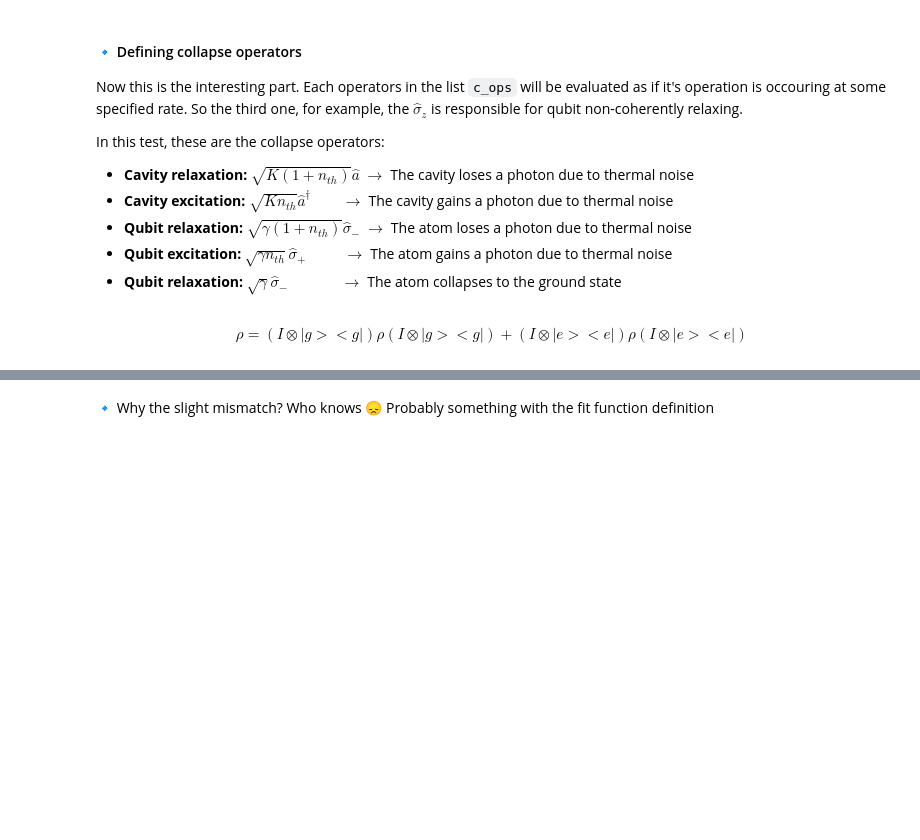
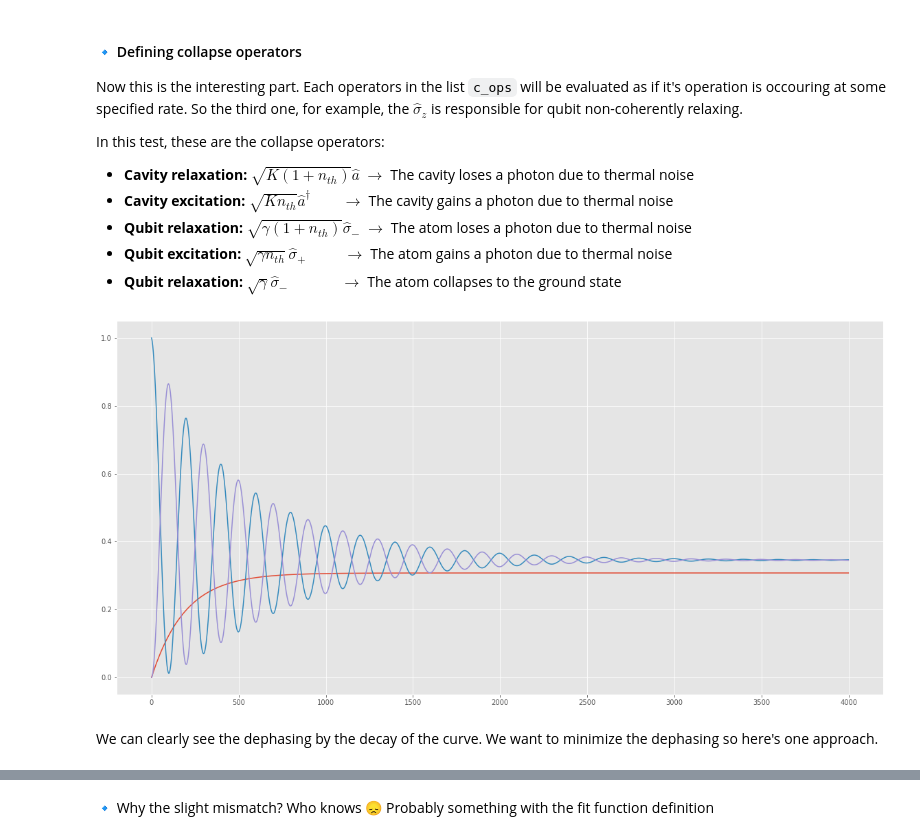
Before and after one commit to DanielCohenHillel/Cavity-Analysis, a Jupyter notebook: dephasing/dephasing.ipynb, the cells around one changed output, grey strips where cells are left out. Saved outputs shown, nothing was run; the diff lists cells and outputs as text; code cells hidden in the pictures; blank space fills up the shorter version.

```diff
--- a/dephasing/dephasing.ipynb
+++ b/dephasing/dephasing.ipynb
@@ -43,9 +43,14 @@ tlist  = np.linspace(0,200,4000)
 #### 🔹 Defining Hamiltonian, initial state and operators
 # %%
 # intial state
-psi0 = qt.ket2dm(qt.tensor((qt.basis(N,1) + qt.basis(N,0))/np.sqrt(2), qt.basis(2,0)))
-psi1 = qt.ket2dm(qt.tensor((-qt.basis(N,1) + qt.basis(N,0))/np.sqrt(2), qt.basis(2,0)))
+cav0 = (qt.basis(N, 0) + qt.basis(N, 1))/np.sqrt(2)  # |0>+|1>
+qub0 = qt.basis(2, 0)                                # |g>
+cav1 = (qt.basis(N, 0) - qt.basis(N, 1))/np.sqrt(2)  # |0>-|1>
 
+psi0  = qt.ket2dm(qt.tensor(cav0, qub0))             # |0>+|1> X |g>
+psi1  = qt.ket2dm(qt.tensor(cav1, qub0))             # |0>-|1> X |g>
+psi_e = qt.ket2dm(qt.tensor(cav0, qt.basis(2,1)))    # |0>+|1> X |e>
+psi_1 = qt.ket2dm(qt.tensor(cav1, qt.basis(2,1)))    # |0>-|1> X |e>
 
 # operators
 a  = qt.tensor(qt.destroy(N), qt.qeye(2))
@@ -75,5 +80,3 @@ c_ops = [
 #     np.sqrt(0.5*gamma)            * sm,        # qubit relaxation
 #     np.sqrt(0.5*gamma*rel)        * sm
 ]
-# %% [markdown]
-$$\rho = (I \otimes |g><g|)\rho(I\otimes|g><g|) + (I \otimes |e><e|)\rho(I \otimes |e><e|)$$
@@ -79,0 +88,10 @@ $$\rho = (I \otimes |g><g|)\rho(I\otimes|g><g|) + (I \otimes |e><e|)\rho(I \otim
+# %%
+fig, ax = plt.subplots(figsize=(20,10))
+
+ax.plot(output.expect[2])
+ax.plot(output.expect[0])
+ax.plot(output.expect[1]);
+# %% [output]
+[figure, added]
+# %% [markdown]
+We can clearly see the dephasing by the decay of the curve. We want to minimize the dephasing so here's one approach.
```
Also changed, not shown: parts of 14 cells of this notebook, 2 other files.
